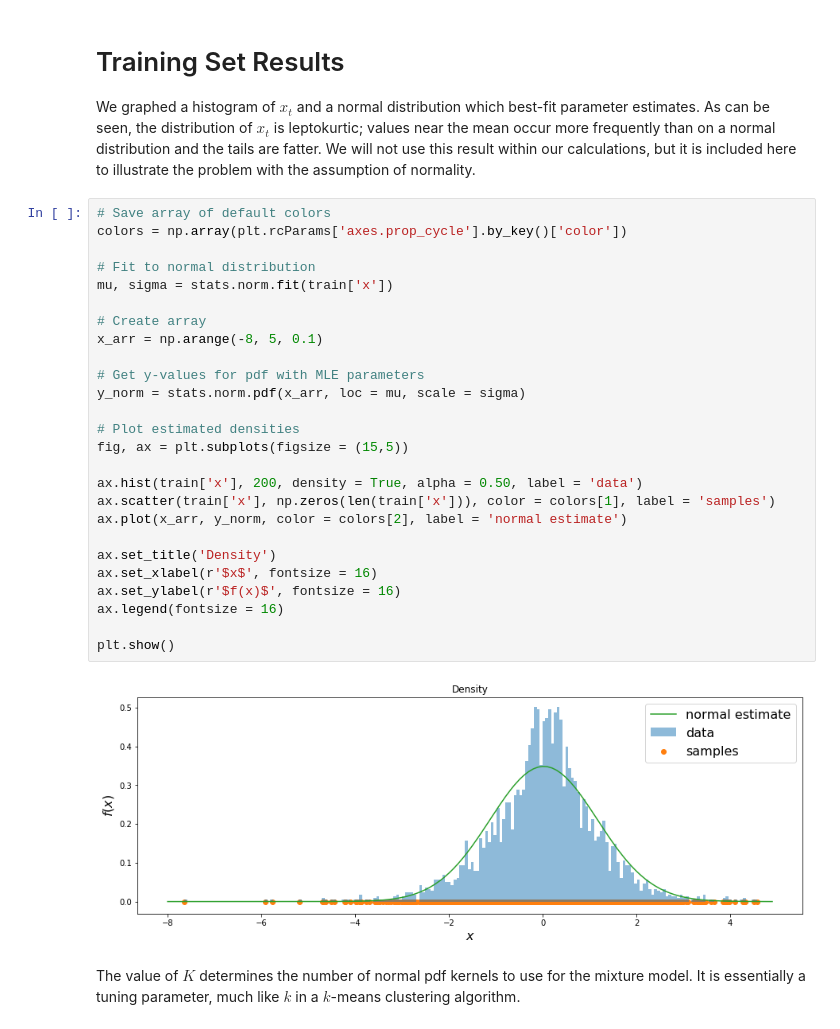
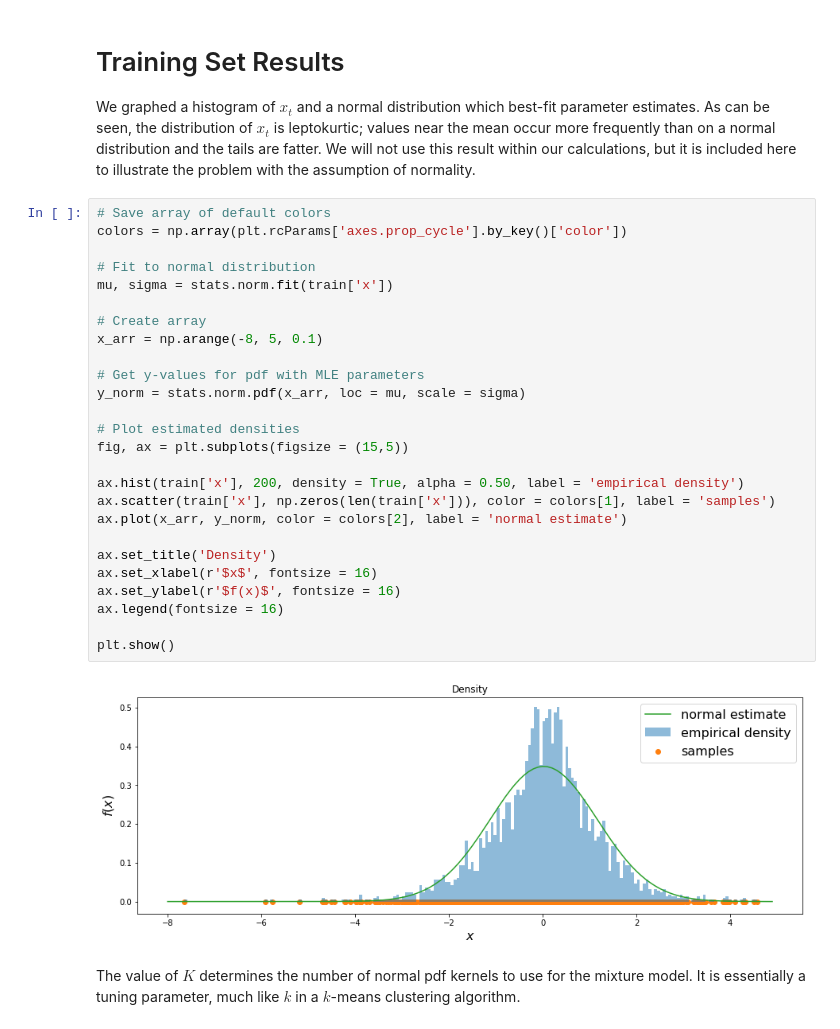
Before and after one commit to charlesrambo/risk_management, a Jupyter notebook: VaR - Mixture Model.ipynb, the cells around one changed output. Cells and saved outputs as stored; diff of their text form.

Commit message:
Changed labels

```diff
--- a/VaR - Mixture Model.ipynb
+++ b/VaR - Mixture Model.ipynb
@@ -65,31 +65,31 @@ We graphed a histogram of $x_t$ and a normal distribution which best-fit paramet
 # %%
 # Save array of default colors
 colors = np.array(plt.rcParams['axes.prop_cycle'].by_key()['color'])
 
 # Fit to normal distribution
 mu, sigma = stats.norm.fit(train['x'])
 
 # Create array
 x_arr = np.arange(-8, 5, 0.1)
 
 # Get y-values for pdf with MLE parameters
 y_norm = stats.norm.pdf(x_arr, loc = mu, scale = sigma)
 
 # Plot estimated densities
 fig, ax = plt.subplots(figsize = (15,5))
 
-ax.hist(train['x'], 200, density = True, alpha = 0.50, label = 'data')
+ax.hist(train['x'], 200, density = True, alpha = 0.50, label = 'empirical density')
 ax.scatter(train['x'], np.zeros(len(train['x'])), color = colors[1], label = 'samples')
 ax.plot(x_arr, y_norm, color = colors[2], label = 'normal estimate')
 
 ax.set_title('Density')
 ax.set_xlabel(r'$x$', fontsize = 16)
 ax.set_ylabel(r'$f(x)$', fontsize = 16)
 ax.legend(fontsize = 16)
 
 plt.show()
 # %% [output]
-[figure, old version]
+[figure, new version]
 # %% [markdown]
 The value of $K$ determines the number of normal pdf kernels to use for the mixture model. It is essentially a tuning parameter, much like $k$ in a $k$-means clustering algorithm.
 # %%
```
Also changed, not shown: parts of 10 cells of this notebook.
